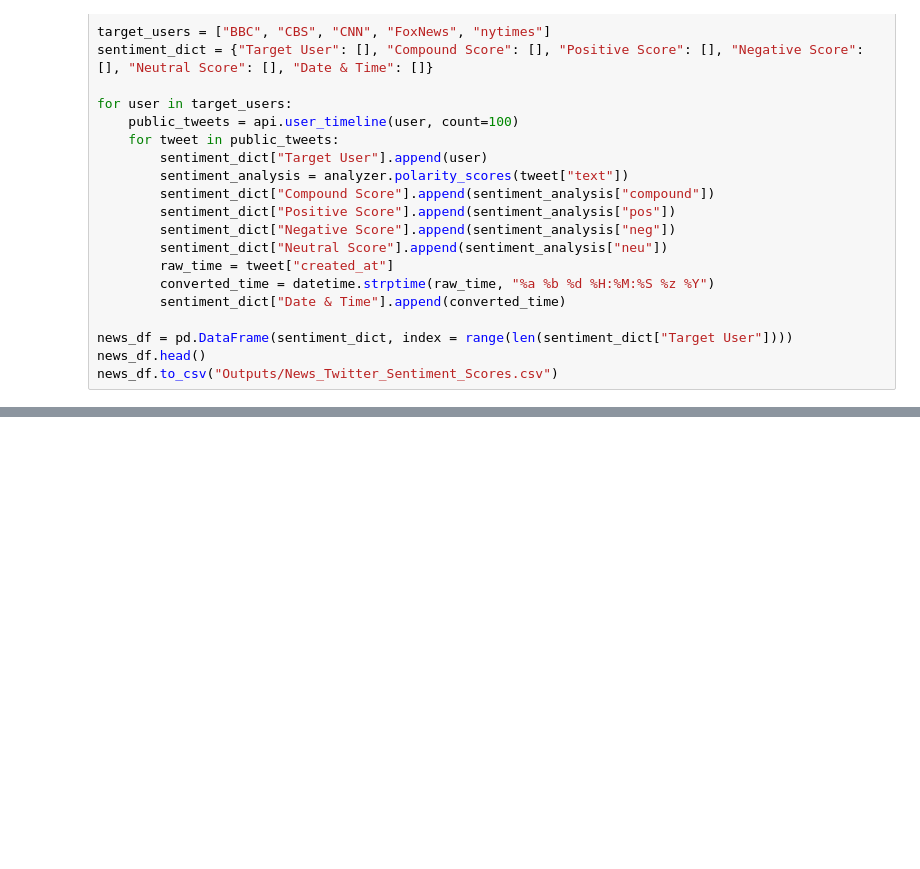
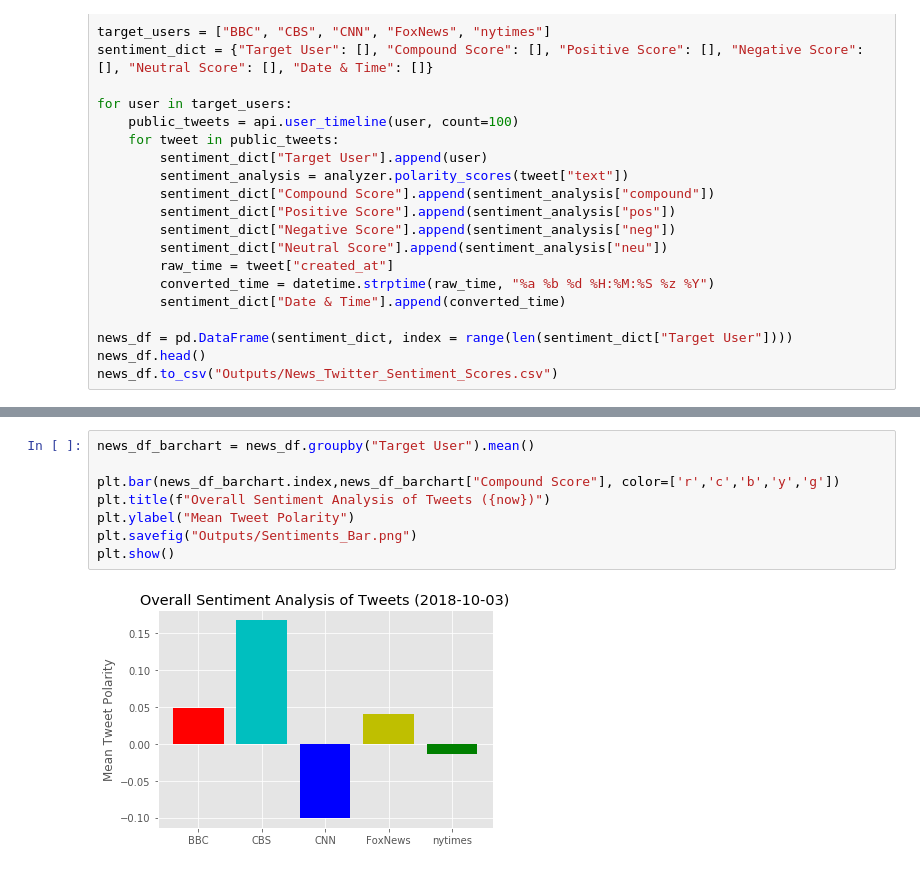
Before and after one commit to manda036/Homework7, a Jupyter notebook: Homework7.ipynb, the cells around one changed output, grey strips where cells are left out. Cells and saved outputs as stored; diff of their text form; blank space fills up the shorter version.

```diff
--- a/Homework7.ipynb
+++ b/Homework7.ipynb
@@ -50,0 +64,10 @@ KeyError: 'Target User'
+# %%
+news_df_barchart = news_df.groupby("Target User").mean()
+
+plt.bar(news_df_barchart.index,news_df_barchart["Compound Score"], color=['r','c','b','y','g'])
+plt.title(f"Overall Sentiment Analysis of Tweets ({now})")
+plt.ylabel("Mean Tweet Polarity")
+plt.savefig("Outputs/Sentiments_Bar.png")
+plt.show()
+# %% [output]
+[figure, added]
```
Also changed, not shown: parts of 4 cells of this notebook, 4 other files.
